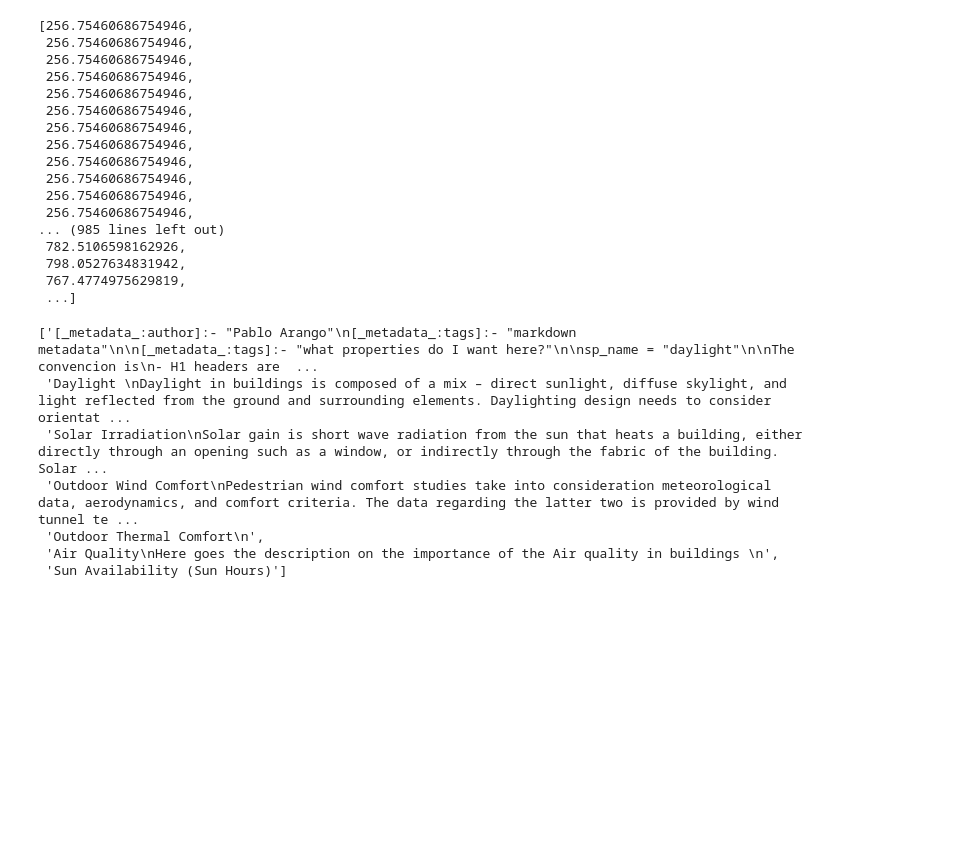
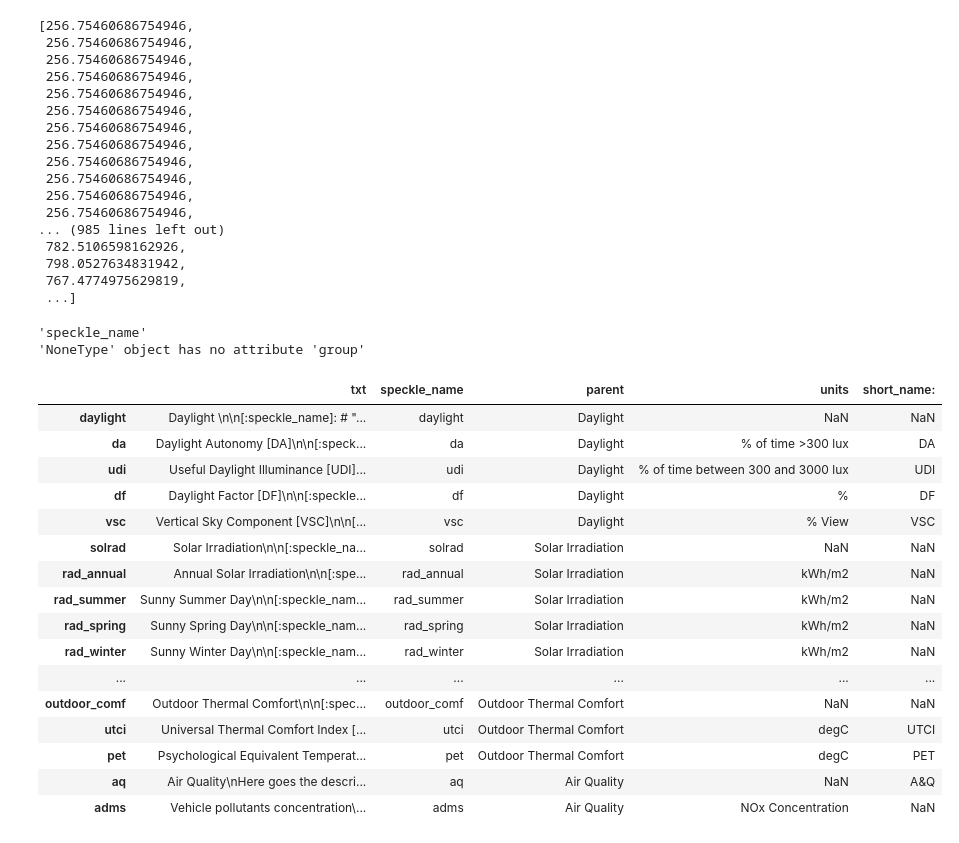
Before and after one commit to monsieurpablo/streamlit-dasboard, a Jupyter notebook: test_dahboard.ipynb, the cells around one changed output. Saved outputs shown, nothing was run; the diff lists cells and outputs as text; code cells hidden in the pictures; blank space fills up the shorter version.

```diff
--- a/test_dahboard.ipynb
+++ b/test_dahboard.ipynb
@@ -249,13 +243,0 @@ def read_markdown(markdown_file):
-# %%
-legend_md = read_markdown("apps/data/description.md")
-topics = legend_md.split("\n# ")
-topics = [x.split("#")[0] for x in topics]
-topics
-# %% [output]
-['[_metadata_:author]:- "Pablo Arango"\n[_metadata_:tags]:- "markdown metadata"\n\n[_metadata_:tags]:- "what properties do I want here?"\n\nsp_name = "daylight"\n\nThe convencion is\n- H1 headers are  ...
- 'Daylight \nDaylight in buildings is composed of a mix – direct sunlight, diffuse skylight, and light reflected from the ground and surrounding elements. Daylighting design needs to consider orientat ...
- 'Solar Irradiation\nSolar gain is short wave radiation from the sun that heats a building, either directly through an opening such as a window, or indirectly through the fabric of the building. Solar ...
- 'Outdoor Wind Comfort\nPedestrian wind comfort studies take into consideration meteorological data, aerodynamics, and comfort criteria. The data regarding the latter two is provided by wind tunnel te ...
- 'Outdoor Thermal Comfort\n',
- 'Air Quality\nHere goes the description on the importance of the Air quality in buildings \n',
- 'Sun Availability (Sun Hours)']
@@ -261,0 +292,24 @@ topics
+# %%
+md_dict = parse_md("apps/data/description.md")
+md_df = dict2df(md_dict)
+md_df
+# %% [output]
+'speckle_name'
+'NoneType' object has no attribute 'group'
+|  | txt | speckle_name | parent | units | short_name: |
+| daylight | Daylight \n\n[:speckle_name]: # "... | daylight | Daylight | NaN | NaN |
+| da | Daylight Autonomy [DA]\n\n[:speck... | da | Daylight | % of time >300 lux | DA |
+| udi | Useful Daylight Illuminance [UDI]... | udi | Daylight | % of time between 300 and 3000 lux | UDI |
+| df | Daylight Factor [DF]\n\n[:speckle... | df | Daylight | % | DF |
+| vsc | Vertical Sky Component [VSC]\n\n[... | vsc | Daylight | % View | VSC |
+| solrad | Solar Irradiation\n\n[:speckle_na... | solrad | Solar Irradiation | NaN | NaN |
+| rad_annual | Annual Solar Irradiation\n\n[:spe... | rad_annual | Solar Irradiation | kWh/m2 | NaN |
+| rad_summer | Sunny Summer Day\n\n[:speckle_nam... | rad_summer | Solar Irradiation | kWh/m2 | NaN |
+| rad_spring | Sunny Spring Day\n\n[:speckle_nam... | rad_spring | Solar Irradiation | kWh/m2 | NaN |
+| rad_winter | Sunny Winter Day\n\n[:speckle_nam... | rad_winter | Solar Irradiation | kWh/m2 | NaN |
+| ... | ... | ... | ... | ... | ... |
+| outdoor_comf | Outdoor Thermal Comfort\n\n[:spec... | outdoor_comf | Outdoor Thermal Comfort | NaN | NaN |
+| utci | Universal Thermal Comfort Index [... | utci | Outdoor Thermal Comfort | degC | UTCI |
+| pet | Psychological Equivalent Temperat... | pet | Outdoor Thermal Comfort | degC | PET |
+| aq | Air Quality\nHere goes the descri... | aq | Air Quality | NaN | A&Q |
+| adms | Vehicle pollutants concentration\... | adms | Air Quality | NOx Concentration | NaN |
```
Also changed, not shown: parts of 5 cells of this notebook, 10 other files.
